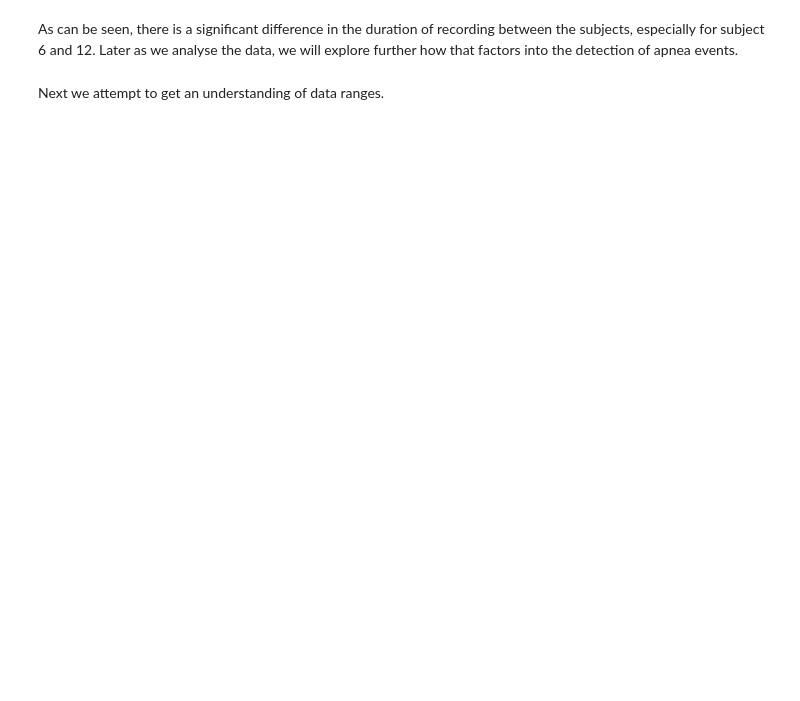
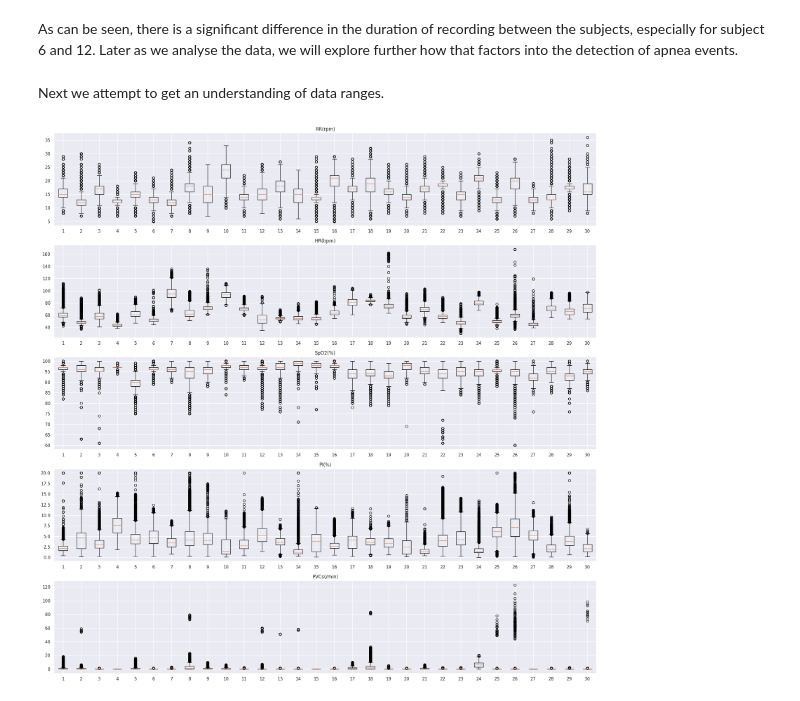
Before and after one commit to DataScience4Health-Fall2022/termproject-group1, a Jupyter notebook: all-eda.ipynb, the cells around one changed output. Saved outputs shown, nothing was run; the diff lists cells and outputs as text; code cells hidden in the pictures; blank space fills up the shorter version.

```diff
--- a/all-eda.ipynb
+++ b/all-eda.ipynb
@@ -114,20 +146,22 @@ Next we attempt to get an understanding of data ranges.
 # %%
 features = ['RR(rpm)', 'HR(bpm)', 'SpO2(%)', 'PI(%)', 'PVCs(/min)']
 
 fig, ax = plt.subplots(nrows=len(features), ncols=1, figsize=(20,20))
 
 ## For each feature for the each patient, do a box plot
 for index in range(len(features)):
-    ax[index].set_title(features[index])
+    o = ax[index].set_title(features[index])
 
     patient_data = []
     for patient_id in np.unique(data['patient']):
         temp = data[data['patient'] == patient_id][features[index]]
         patient_data.append([x for x in list(temp.values) if not np.isnan(x)] )
 
     ax[index].boxplot(patient_data)
 
 plt.show()
+# %% [output]
+[figure, added]
 # %%
 ## Plot an hour of data for each of the features
 ## If you notice, the plots for SpO2 and PI% don't begin until around 2100 for patient 1
```
Also changed, not shown: parts of 12 cells of this notebook.
